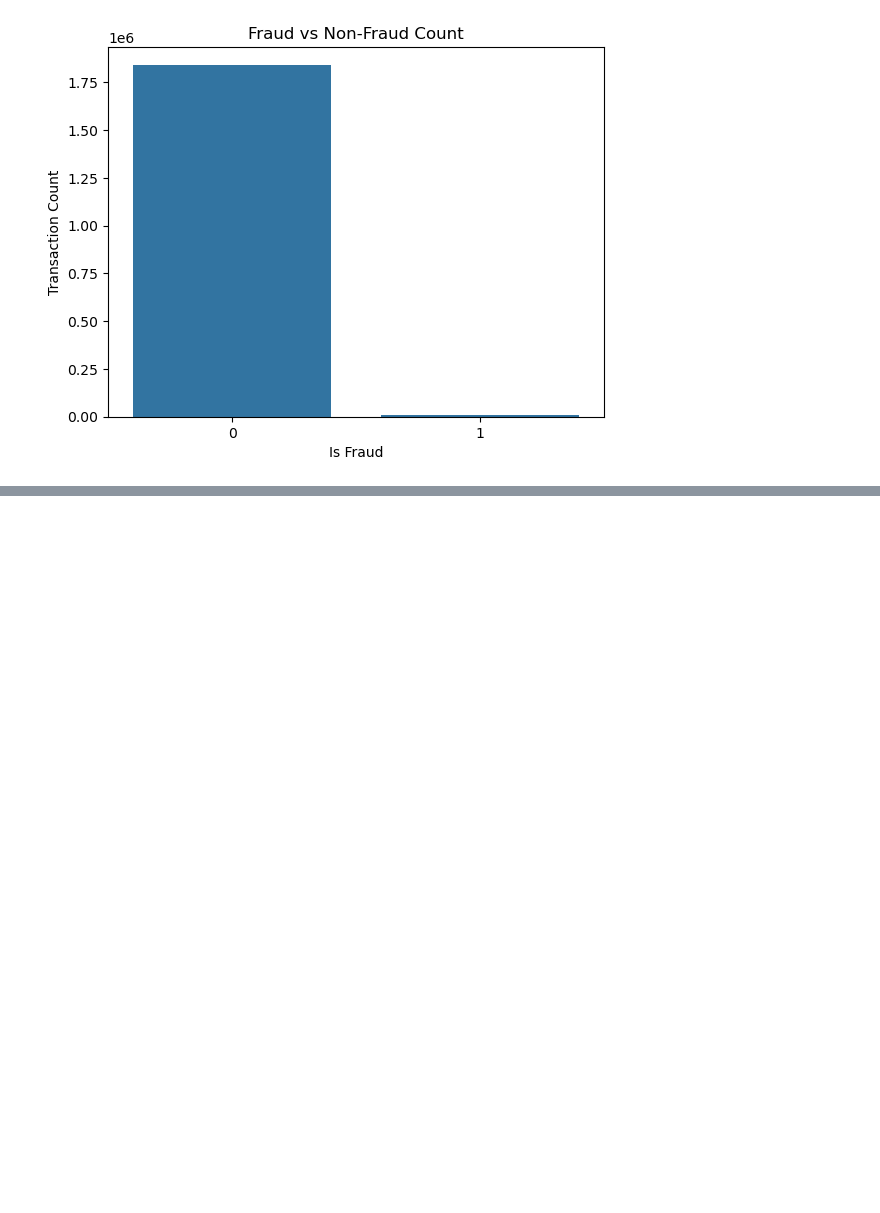
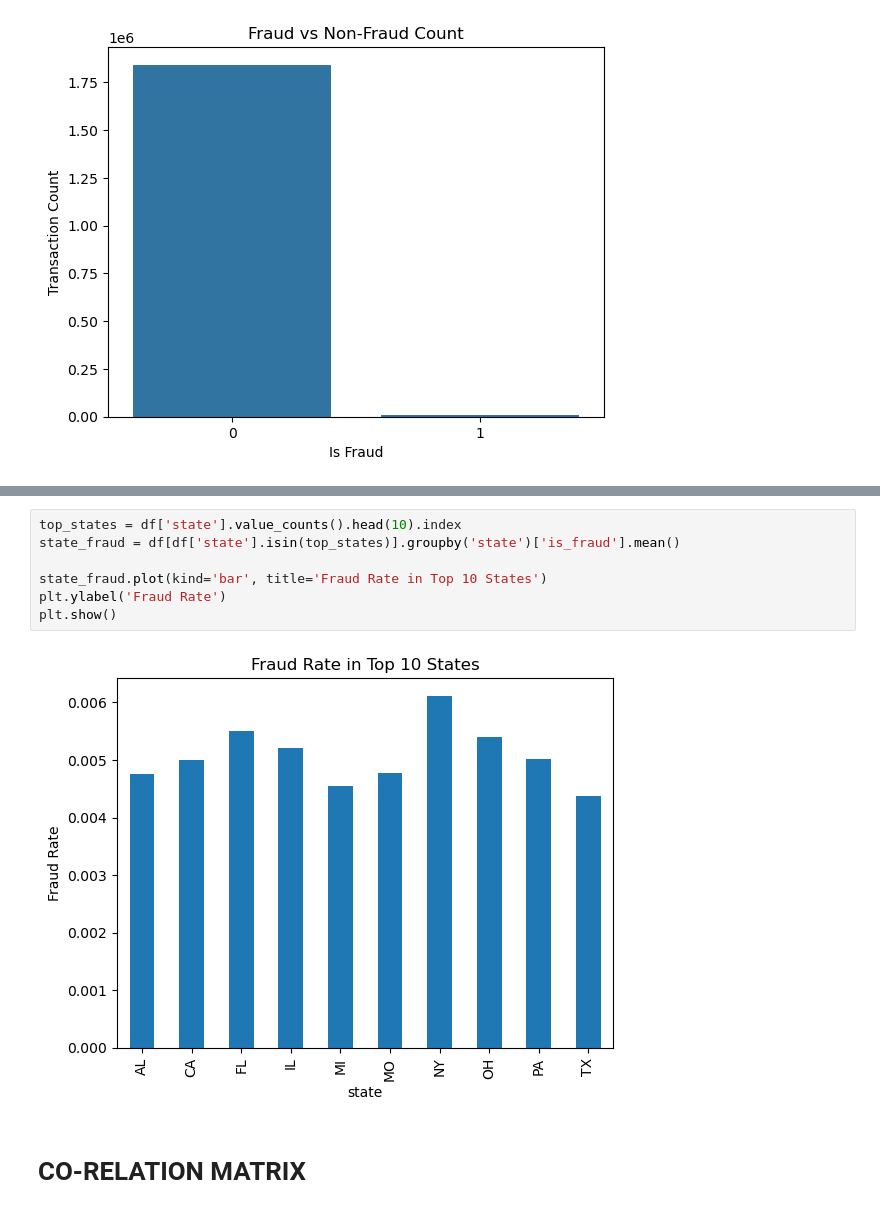
Before and after one commit to prakashsilwal/fraud-detection-project, a Jupyter notebook: credit card fraud detection.ipynb, the cells around one changed output, grey strips where cells are left out. Saved outputs shown, nothing was run; the diff lists cells and outputs as text; blank space fills up the shorter version.

```diff
--- a/credit card fraud detection.ipynb
+++ b/credit card fraud detection.ipynb
@@ -187,0 +222,11 @@ plt.show()
+# %%
+top_states = df['state'].value_counts().head(10).index
+state_fraud = df[df['state'].isin(top_states)].groupby('state')['is_fraud'].mean()
+
+state_fraud.plot(kind='bar', title='Fraud Rate in Top 10 States')
+plt.ylabel('Fraud Rate')
+plt.show()
+# %% [output]
+[figure, added]
+# %% [markdown]
+# CO-RELATION MATRIX
```
Also changed, not shown: parts of 26 cells of this notebook.
